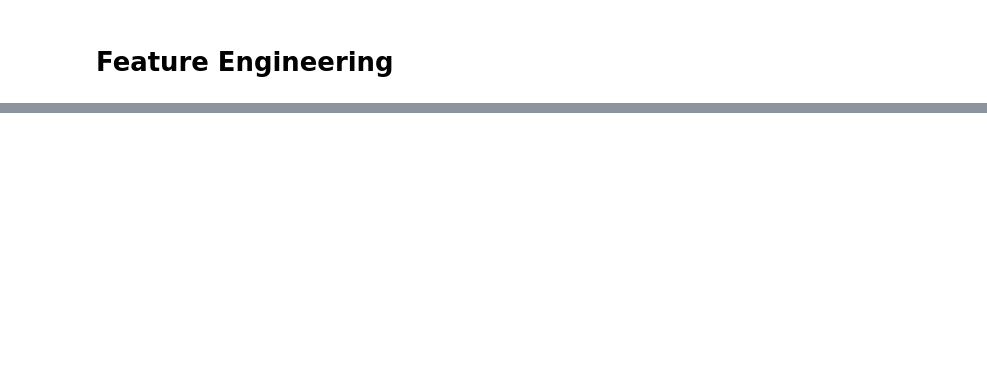
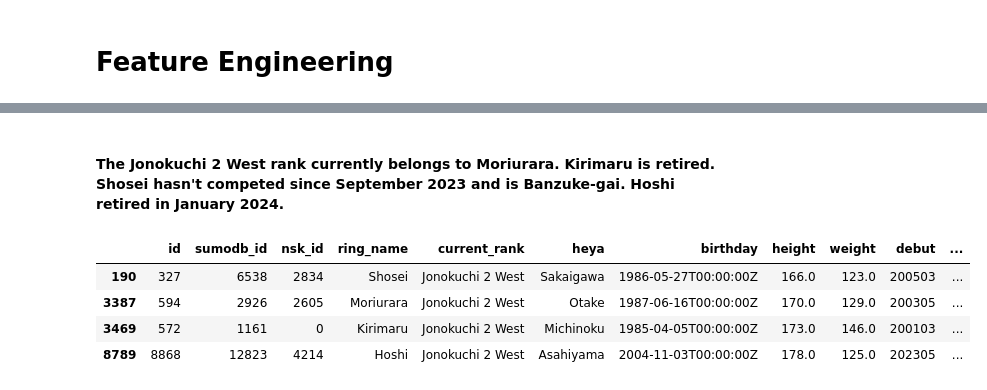
Before and after one commit to FragariaChemist/sumo, a Jupyter notebook: code/02_feature_engineering.ipynb, the cells around one changed output, grey strips where cells are left out. Saved outputs shown, nothing was run; the diff lists cells and outputs as text; code cells hidden in the pictures; blank space fills up the shorter version.

```diff
--- a/code/02_feature_engineering.ipynb
+++ b/code/02_feature_engineering.ipynb
@@ -159,0 +207,10 @@ Name: count, dtype: int64
+# %% [markdown]
+#### The Jonokuchi 2 West rank currently belongs to Moriurara.  Kirimaru is retired.  Shosei hasn't competed since September 2023 and is Banzuke-gai.  Hoshi retired in January 2024.
+# %%
+sumo_df[sumo_df['current_rank'] == 'Jonokuchi 2 West']
+# %% [output]
+|  | id | sumodb_id | nsk_id | ring_name | current_rank | heya | birthday | height | weight | debut | ... |
+| 190 | 327 | 6538 | 2834 | Shosei | Jonokuchi 2 West | Sakaigawa | 1986-05-27T00:00:00Z | 166.0 | 123.0 | 200503 | ... |
+| 3387 | 594 | 2926 | 2605 | Moriurara | Jonokuchi 2 West | Otake | 1987-06-16T00:00:00Z | 170.0 | 129.0 | 200305 | ... |
+| 3469 | 572 | 1161 | 0 | Kirimaru | Jonokuchi 2 West | Michinoku | 1985-04-05T00:00:00Z | 173.0 | 146.0 | 200103 | ... |
+| 8789 | 8868 | 12823 | 4214 | Hoshi | Jonokuchi 2 West | Asahiyama | 2004-11-03T00:00:00Z | 178.0 | 125.0 | 202305 | ... |
```
Also changed, not shown: parts of 129 cells of this notebook.
